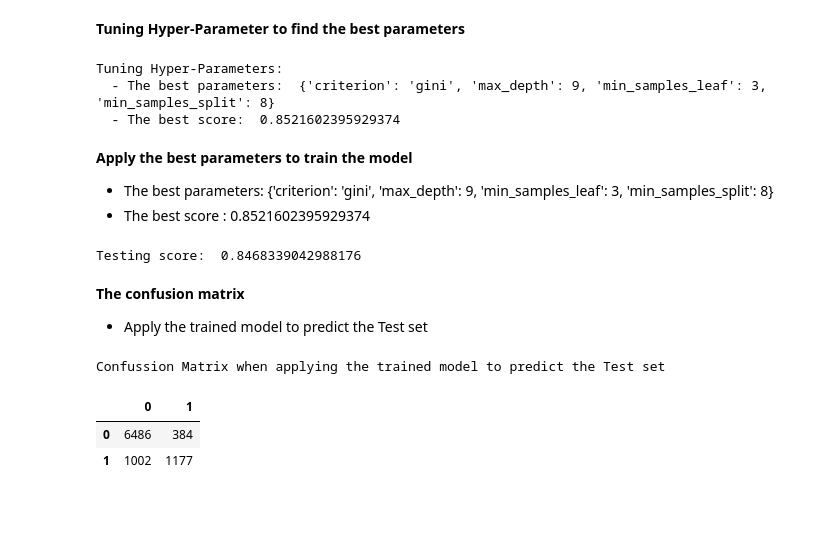
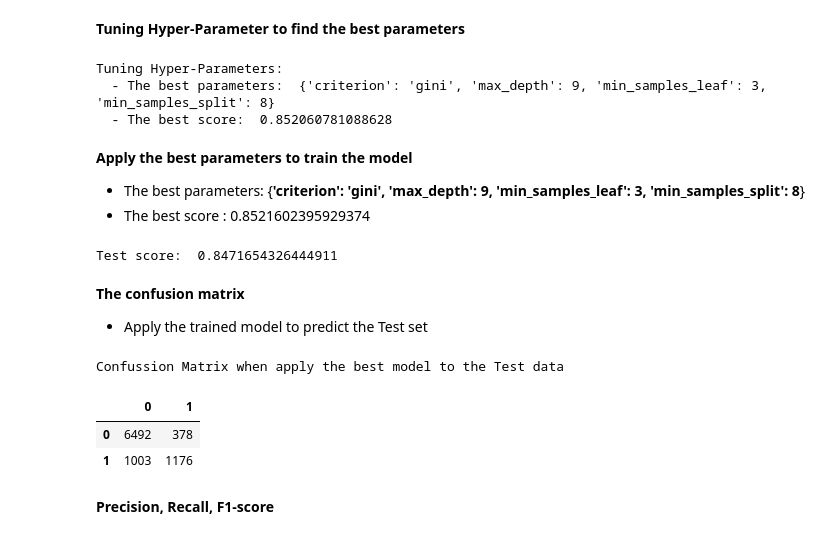
Before and after one commit to ngonhan2k5/cs-ml, a Jupyter notebook: proj1/DecisionTree_convert.ipynb, the cells around one changed output. Drawn from its saved outputs; the diff is of its cells as text; code cells hidden in the pictures; blank space fills up the shorter version.

Commit message:
Create convert version of DecisionTree

```diff
--- a/proj1/DecisionTree_convert.ipynb
+++ b/proj1/DecisionTree_convert.ipynb
@@ -87,39 +85,42 @@ def get_the_GridSearcCV(model, param_dist, X, y):
 from sklearn.tree import DecisionTreeClassifier
 param_dist= {'criterion': ['gini','entropy'],
              'max_depth': [1,2,3,4,5,6,7,8,9],
-             'min_samples_leaf': [2,3,4,5,6],
-             'min_samples_split': [4,5,6,7,8,9,10,11,12,13,14,15]}
+             'min_samples_leaf': [2,3,4],
+             'min_samples_split': [4,5,6,7,8,9]
+             }
 gs= get_the_GridSearcCV(DecisionTreeClassifier(), param_dist,  input_df, target_df)
 # %% [output]
 Tuning Hyper-Parameters:
   - The best parameters:  {'criterion': 'gini', 'max_depth': 9, 'min_samples_leaf': 3, 'min_samples_split': 8}
-  - The best score:  0.8521602395929374
+  - The best score:  0.852060781088628
 # %% [markdown]
 **Apply the best parameters to train the model**
-*   The best parameters:  {'criterion': 'gini', 'max_depth': 9, 'min_samples_leaf': 3, 'min_samples_split': 8}
+*   The best parameters:  {**'criterion': 'gini', 'max_depth': 9, 'min_samples_leaf': 3, 'min_samples_split': 8**}
 *   The best score     :  0.8521602395929374
 # %%
-clf= DecisionTreeClassifier(criterion= 'gini', max_depth=9, min_samples_leaf=3, min_samples_split=8)
-clf= clf.fit(X_train, y_train)
-score= clf.score(X_test, y_test)
+best_clf= DecisionTreeClassifier(criterion= 'gini', max_depth=9, min_samples_leaf=3, min_samples_split=8)
+best_clf= best_clf.fit(X_train, y_train)
+score= best_clf.score(X_test, y_test)
 print("Test score: ", score)
 # %% [output]
-Testing score:  0.8468339042988176
+Test score:  0.8471654326444911
 # %% [markdown]
 **The confusion matrix**
 *   Apply the trained model to predict the Test set
 # %%
 #predict Testing set
-y_predict= clf.predict(X_test)
+y_predict= best_clf.predict(X_test)
 
 #Show confusion matrix
 from sklearn.metrics import confusion_matrix
 cm= confusion_matrix(y_test, y_predict)
 confusion_df= pd.DataFrame(cm)
-print("Confussion Matrix when applying the trained model to predict the Test set")
+print("Confussion Matrix when apply the best model to the Test data")
 confusion_df
 # %% [output]
-Confussion Matrix when applying the trained model to predict the Test set
+Confussion Matrix when apply the best model to the Test data
 |  | 0 | 1 |
-| 0 | 6486 | 384 |
-| 1 | 1002 | 1177 |
+| 0 | 6492 | 378 |
+| 1 | 1003 | 1176 |
+# %% [markdown]
+**Precision, Recall, F1-score**
```
Also changed, not shown: parts of 19 cells of this notebook, 1 other file.
